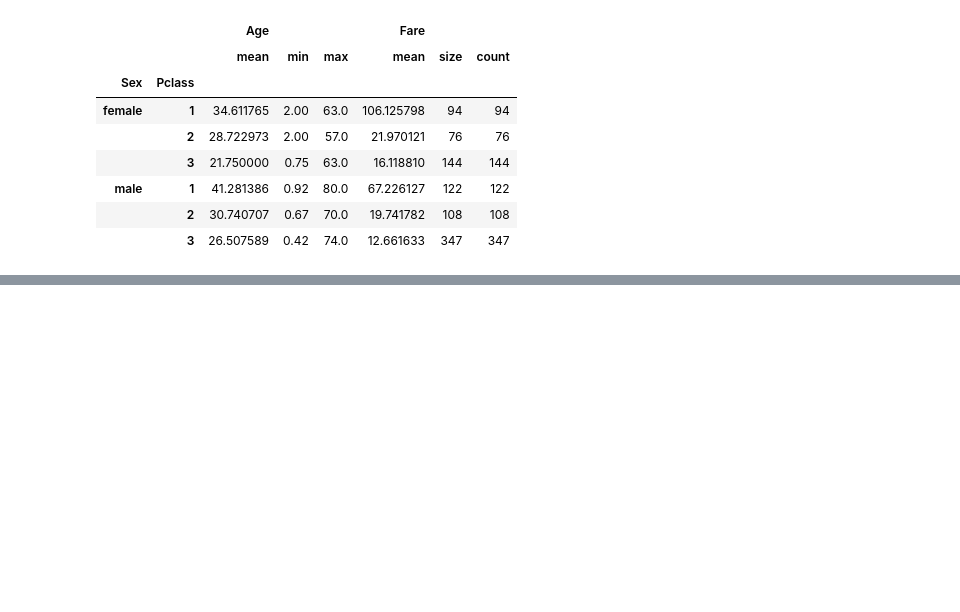
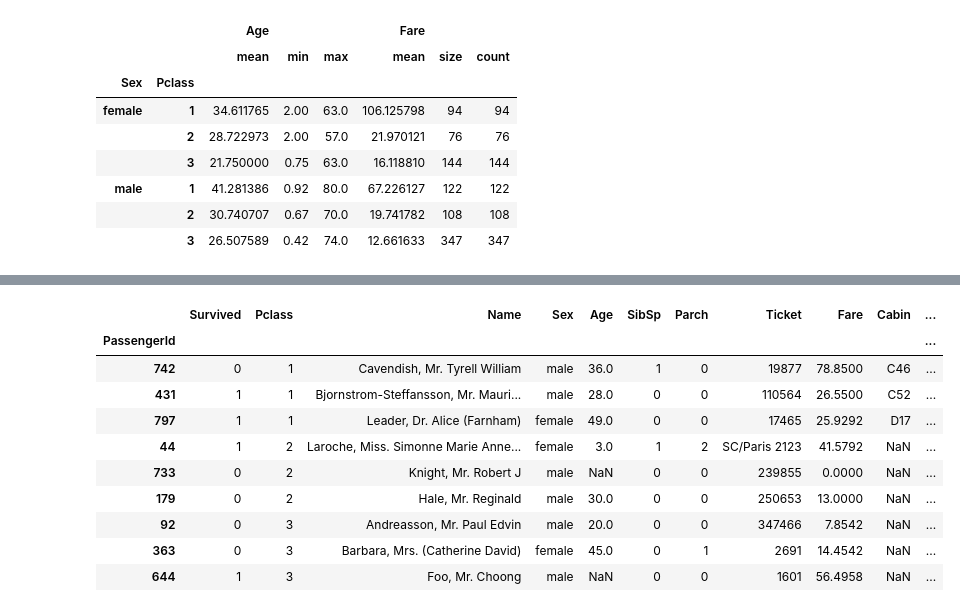
Before and after one commit to yashdeep-patil/Pandas, a Jupyter notebook: pandas.ipynb, the cells around one changed output, grey strips where cells are left out. Cells and saved outputs as stored; diff of their text form; code cells hidden in the pictures; blank space fills up the shorter version.

```diff
--- a/pandas.ipynb
+++ b/pandas.ipynb
@@ -647,0 +722,15 @@ KeyError: 'sex'
+# %%
+g = sub.groupby("Pclass")
+g.sample(3)
+# %% [output]
+|  | Survived | Pclass | Name | Sex | Age | SibSp | Parch | Ticket | Fare | Cabin | ... |
+| PassengerId |  |  |  |  |  |  |  |  |  |  | ... |
+| 742 | 0 | 1 | Cavendish, Mr. Tyrell William | male | 36.0 | 1 | 0 | 19877 | 78.8500 | C46 | ... |
+| 431 | 1 | 1 | Bjornstrom-Steffansson, Mr. Mauri... | male | 28.0 | 0 | 0 | 110564 | 26.5500 | C52 | ... |
+| 797 | 1 | 1 | Leader, Dr. Alice (Farnham) | female | 49.0 | 0 | 0 | 17465 | 25.9292 | D17 | ... |
+| 44 | 1 | 2 | Laroche, Miss. Simonne Marie Anne... | female | 3.0 | 1 | 2 | SC/Paris 2123 | 41.5792 | NaN | ... |
+| 733 | 0 | 2 | Knight, Mr. Robert J | male | NaN | 0 | 0 | 239855 | 0.0000 | NaN | ... |
+| 179 | 0 | 2 | Hale, Mr. Reginald | male | 30.0 | 0 | 0 | 250653 | 13.0000 | NaN | ... |
+| 92 | 0 | 3 | Andreasson, Mr. Paul Edvin | male | 20.0 | 0 | 0 | 347466 | 7.8542 | NaN | ... |
+| 363 | 0 | 3 | Barbara, Mrs. (Catherine David) | female | 45.0 | 0 | 1 | 2691 | 14.4542 | NaN | ... |
+| 644 | 1 | 3 | Foo, Mr. Choong | male | NaN | 0 | 0 | 1601 | 56.4958 | NaN | ... |
```
Also changed, not shown: parts of 9 cells of this notebook.
